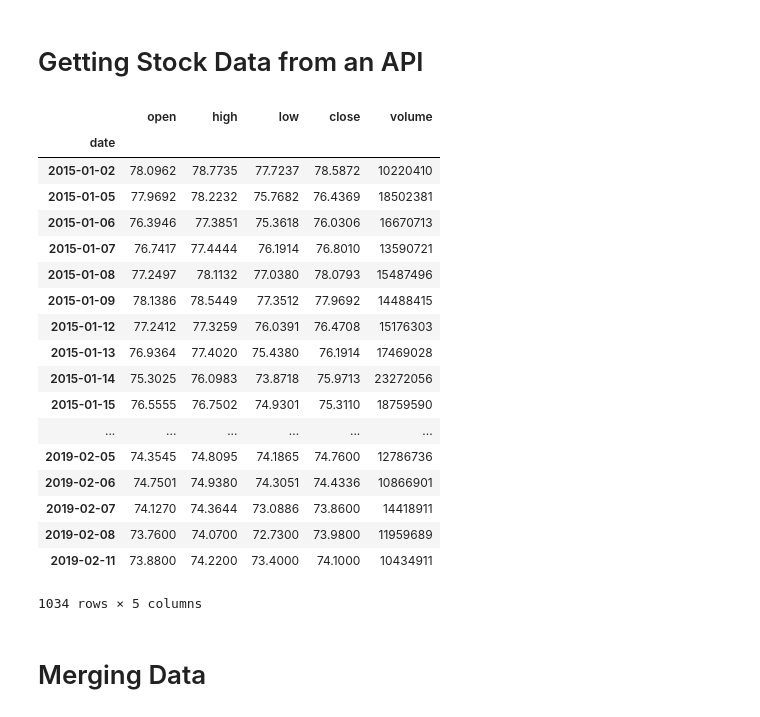
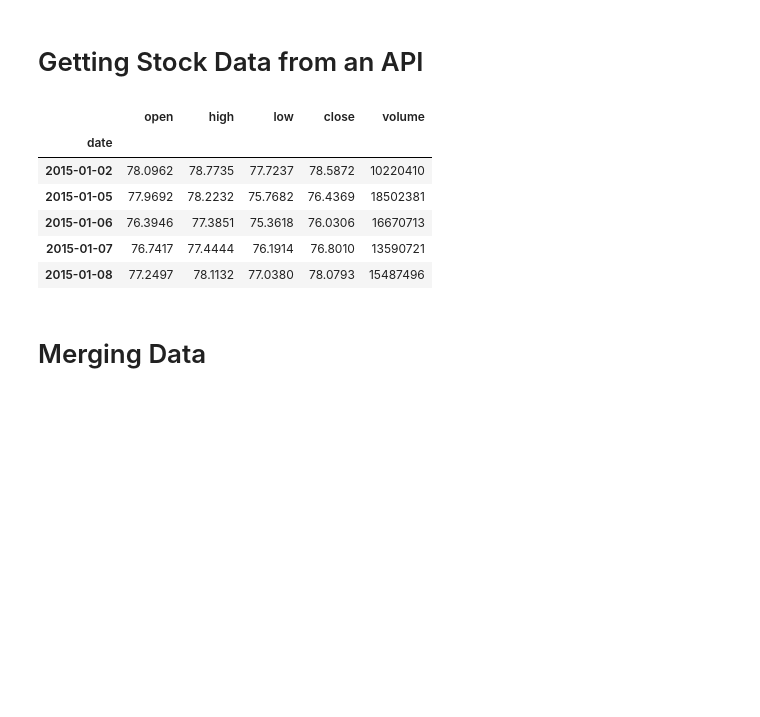
Before and after one commit to mattangriffel/pfs_intro_to_python, a Jupyter notebook: 4 - Data Analysis in Python.ipynb, the cells around one changed output. Cells and saved outputs as stored; diff of their text form; code cells hidden in the pictures; blank space fills up the shorter version.

```diff
--- a/4 - Data Analysis in Python.ipynb
+++ b/4 - Data Analysis in Python.ipynb
@@ -63,27 +63,15 @@ sns.heatmap(data.corr(), cmap='Blues', annot=True)
 # %%
 xom_data = iex.get_historical_data('XOM', output_format='pandas')
 # %%
-xom_data
+xom_data.head()
 # %% [output]
 |  | open | high | low | close | volume |
 | date |  |  |  |  |  |
 | 2015-01-02 | 78.0962 | 78.7735 | 77.7237 | 78.5872 | 10220410 |
 | 2015-01-05 | 77.9692 | 78.2232 | 75.7682 | 76.4369 | 18502381 |
 | 2015-01-06 | 76.3946 | 77.3851 | 75.3618 | 76.0306 | 16670713 |
 | 2015-01-07 | 76.7417 | 77.4444 | 76.1914 | 76.8010 | 13590721 |
 | 2015-01-08 | 77.2497 | 78.1132 | 77.0380 | 78.0793 | 15487496 |
-| 2015-01-09 | 78.1386 | 78.5449 | 77.3512 | 77.9692 | 14488415 |
-| 2015-01-12 | 77.2412 | 77.3259 | 76.0391 | 76.4708 | 15176303 |
-| 2015-01-13 | 76.9364 | 77.4020 | 75.4380 | 76.1914 | 17469028 |
-| 2015-01-14 | 75.3025 | 76.0983 | 73.8718 | 75.9713 | 23272056 |
-| 2015-01-15 | 76.5555 | 76.7502 | 74.9301 | 75.3110 | 18759590 |
-| ... | ... | ... | ... | ... | ... |
-| 2019-02-05 | 74.3545 | 74.8095 | 74.1865 | 74.7600 | 12786736 |
-| 2019-02-06 | 74.7501 | 74.9380 | 74.3051 | 74.4336 | 10866901 |
-| 2019-02-07 | 74.1270 | 74.3644 | 73.0886 | 73.8600 | 14418911 |
-| 2019-02-08 | 73.7600 | 74.0700 | 72.7300 | 73.9800 | 11959689 |
-| 2019-02-11 | 73.8800 | 74.2200 | 73.4000 | 74.1000 | 10434911 |
-1034 rows × 5 columns
 # %% [markdown]
 # Merging Data
 # %%
```
Also changed, not shown: parts of 8 cells of this notebook.
